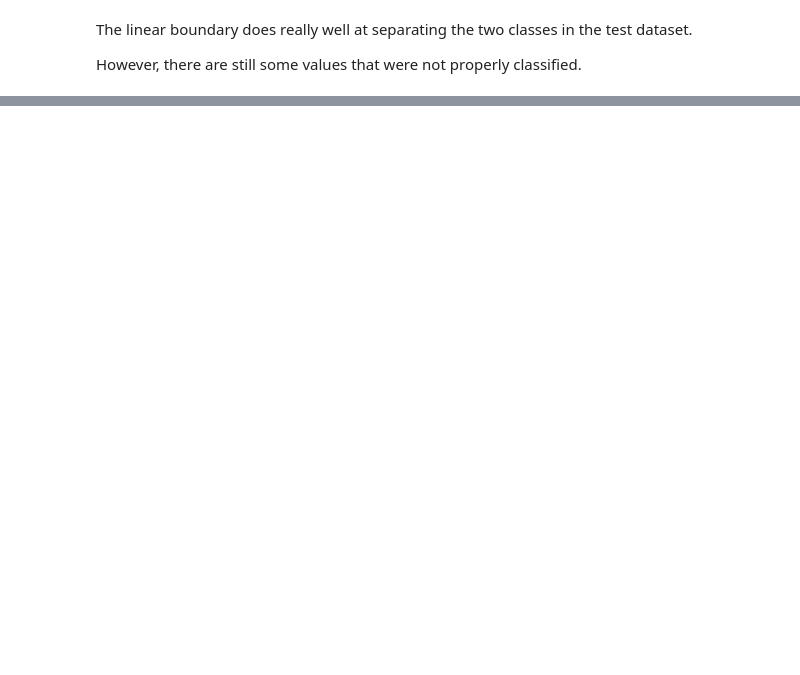
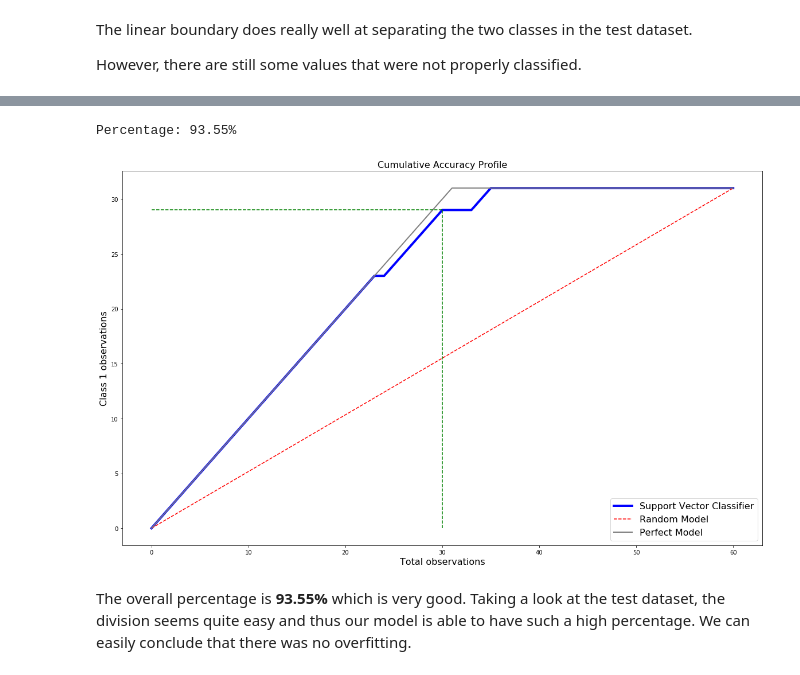
Before and after one commit to kb22/ML-Performance-Evaluation, a Jupyter notebook: Performance Evaluation Metrics.ipynb, the cells around one changed output, grey strips where cells are left out. Saved outputs shown, nothing was run; the diff lists cells and outputs as text; code cells hidden in the pictures; blank space fills up the shorter version.

```diff
--- a/Performance Evaluation Metrics.ipynb
+++ b/Performance Evaluation Metrics.ipynb
@@ -130,0 +255,35 @@ array([[24,  5],
+# %%
+plt.figure(figsize = (20, 12))
+plt.plot(x_values,
+         y_values,
+         c = 'b',
+         label = 'Support Vector Classifier',
+         linewidth = 4)
+plt.plot([0, total], [0, class_1_count], c = 'r', linestyle = '--', label = 'Random Model')
+plt.plot([0, class_1_count, total],
+         [0, class_1_count, class_1_count],
+         c = 'grey',
+         linewidth=2,
+         label = 'Perfect Model')
+
+# Point where vertical line will cut trained model
+index = int((50*total / 100))
+
+## 50% Verticcal line from x-axis
+plt.plot([index, index], [0, y_values[index]], c ='g', linestyle = '--')
+
+## Horizontal line to y-axis from prediction model
+plt.plot([0, index], [y_values[index], y_values[index]], c = 'g', linestyle = '--')
+
+class_1_observed = y_values[index] * 100 / max(y_values)
+
+plt.xlabel('Total observations', fontsize = 16)
+plt.ylabel('Class 1 observations', fontsize = 16)
+plt.title('Cumulative Accuracy Profile', fontsize = 16)
+plt.legend(loc = 'lower right', fontsize = 16)
+print("Percentage: {0:.2f}%".format(class_1_observed))
+# %% [output]
+Percentage: 93.55%
+[figure, added]
+# %% [markdown]
+The overall percentage is **93.55%** which is very good. Taking a look at the test dataset, the division seems quite easy and thus our model is able to have such a high percentage. We can easily conclude that there was no overfitting.
```
Also changed, not shown: parts of 22 cells of this notebook.
